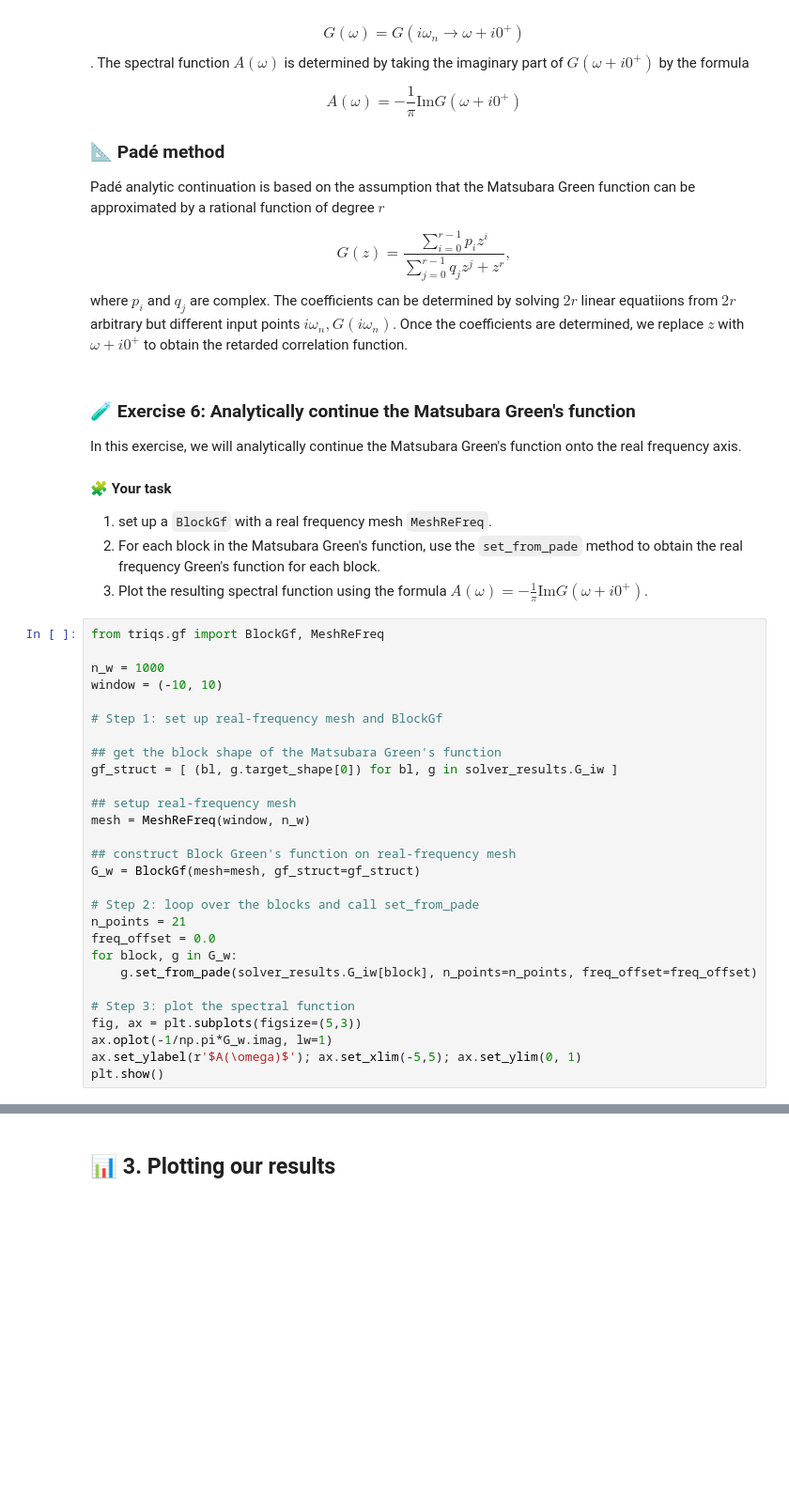
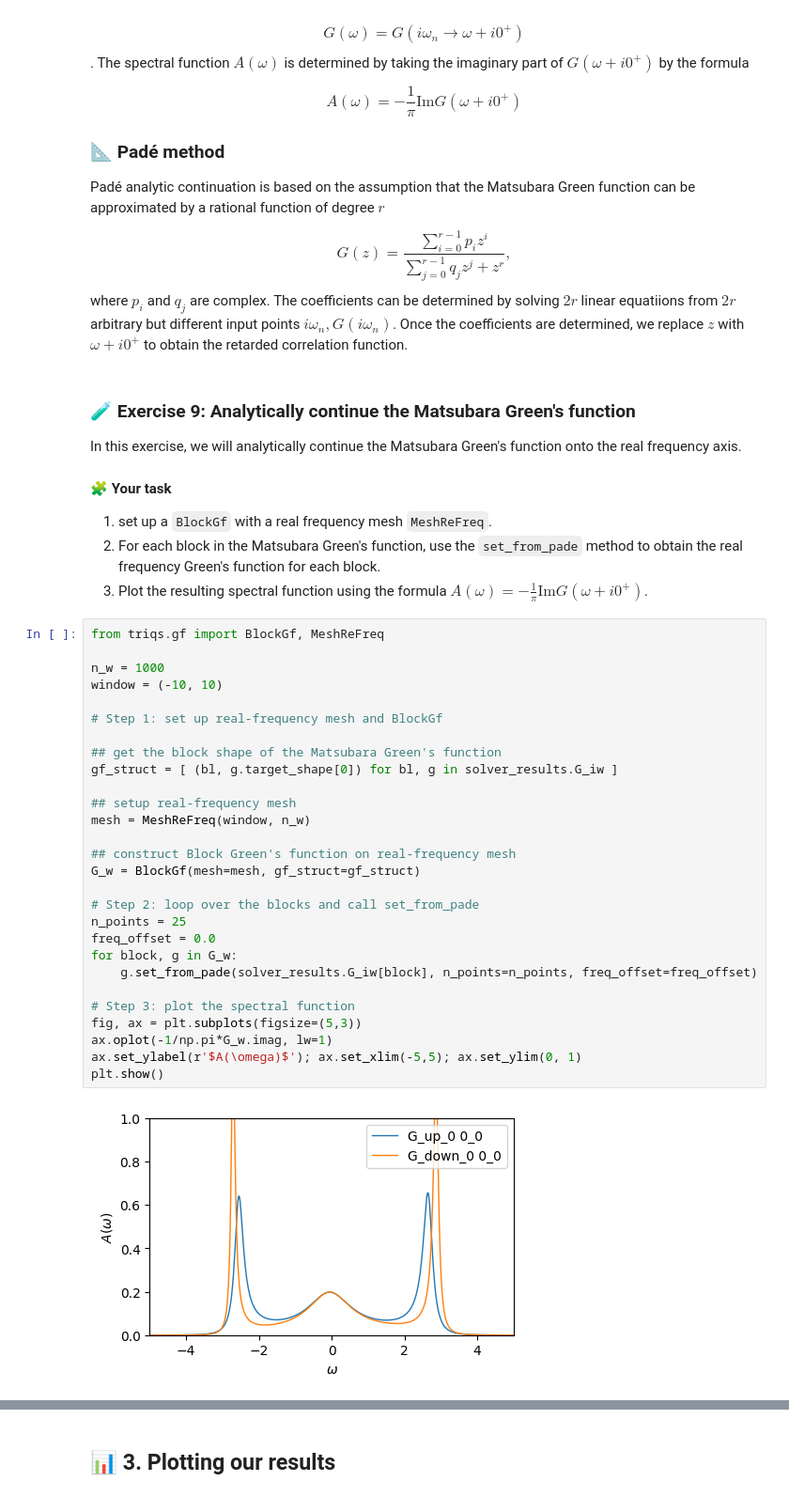
Before and after one commit to harrisonlabollita/TRIQS-tutorials, a Jupyter notebook: ModEST-DMFT/02s-lco-one-band.ipynb, the cells around one changed output, grey strips where cells are left out. Shown at 94% size. Saved outputs shown, nothing was run; the diff lists cells and outputs as text; blank space fills up the shorter version.

```diff
--- a/ModEST-DMFT/02s-lco-one-band.ipynb
+++ b/ModEST-DMFT/02s-lco-one-band.ipynb
@@ -480,7 +521,7 @@ Padé analytic continuation is based on the assumption that the Matsubara Green
 $$ G(z) = \frac{\sum_{i=0}^{r-1} p_{i}z^{i}}{\sum_{j=0}^{r-1}q_{j}z^{j} + z^{r}}, $$
 where $p_{i}$ and $q_{j}$ are complex. The coefficients can be determined by solving $2r$ linear equatiions from $2r$ arbitrary but different input points ${i\omega_{n}, G(i\omega_{n})}$. Once the coefficients are determined, we replace $z$ with $\omega + i0^{+}$ to obtain the retarded correlation function.
 # %% [markdown]
-### 🧪 Exercise 6: Analytically continue the Matsubara Green's function
+### 🧪 Exercise 9: Analytically continue the Matsubara Green's function
 
 In this exercise, we will analytically continue the Matsubara Green's function onto the real frequency axis.
 
@@ -491,28 +532,30 @@ In this exercise, we will analytically continue the Matsubara Green's function o
 # %%
 from triqs.gf import BlockGf, MeshReFreq
 
 n_w = 1000
 window = (-10, 10)
 
 # Step 1: set up real-frequency mesh and BlockGf
 
 ## get the block shape of the Matsubara Green's function
 gf_struct = [ (bl, g.target_shape[0]) for bl, g in solver_results.G_iw ]
 
 ## setup real-frequency mesh
 mesh = MeshReFreq(window, n_w)
 
 ## construct Block Green's function on real-frequency mesh
 G_w = BlockGf(mesh=mesh, gf_struct=gf_struct)
 
 # Step 2: loop over the blocks and call set_from_pade
-n_points = 21
+n_points = 25
 freq_offset = 0.0
 for block, g in G_w:
     g.set_from_pade(solver_results.G_iw[block], n_points=n_points, freq_offset=freq_offset)
 
 # Step 3: plot the spectral function
 fig, ax = plt.subplots(figsize=(5,3))
 ax.oplot(-1/np.pi*G_w.imag, lw=1)
 ax.set_ylabel(r'$A(\omega)$'); ax.set_xlim(-5,5); ax.set_ylim(0, 1)
 plt.show()
+# %% [output]
+[figure, added]
```
Also changed, not shown: parts of 28 cells of this notebook, 4 other files.
